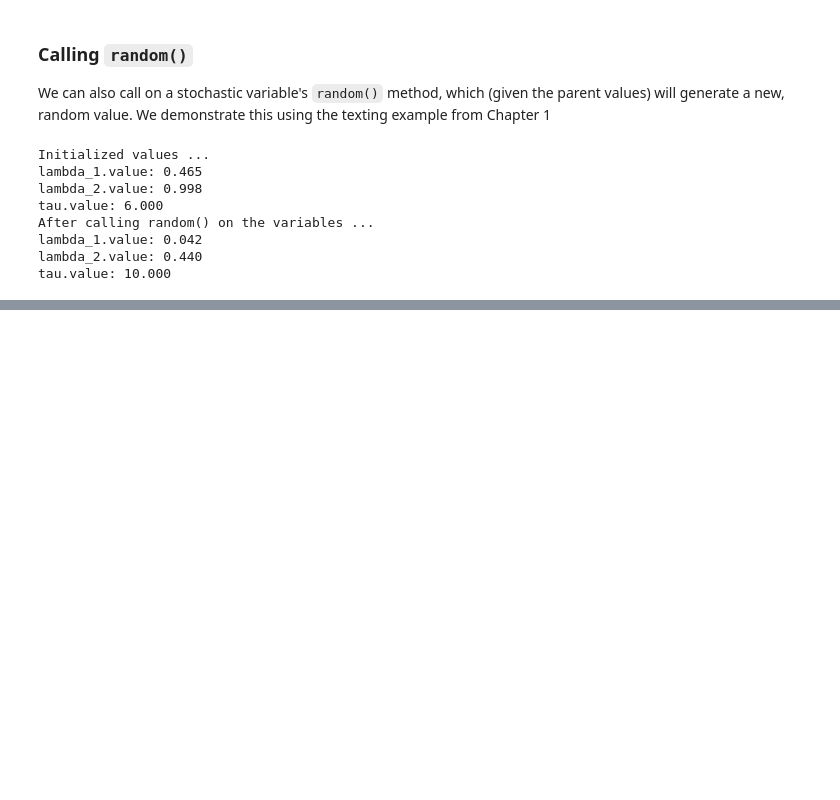
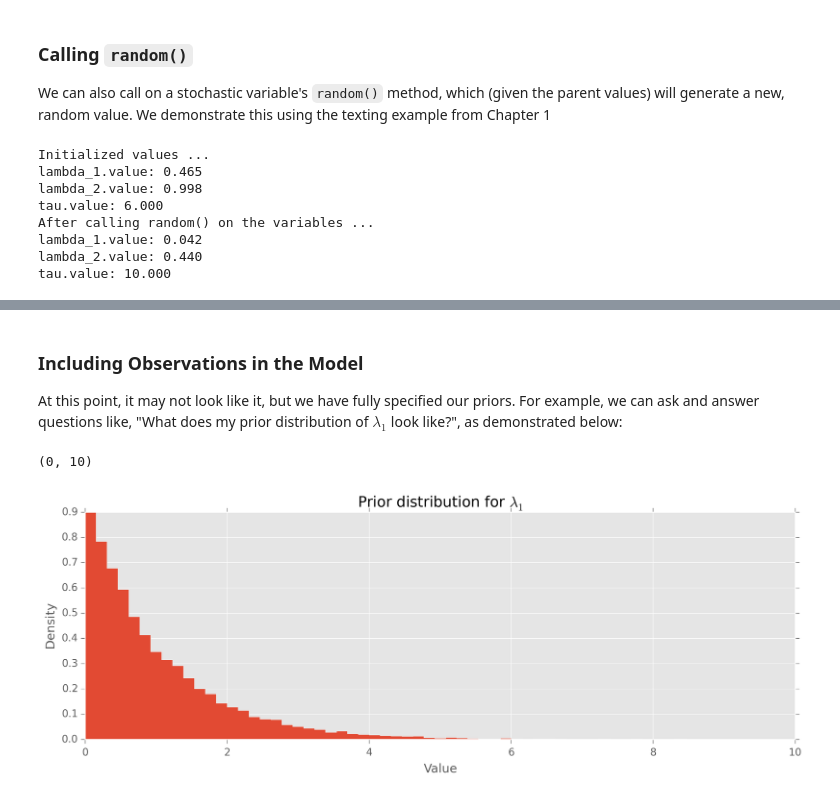
Before and after one commit to doolingdavid/Probabilistic-Programming-and-Bayesian-Methods-for-Hackers, a Jupyter notebook: Chapter2_MorePyMC/chaptertwonotes.ipynb, the cells around one changed output, grey strips where cells are left out. Cells and saved outputs as stored; diff of their text form; code cells hidden in the pictures; blank space fills up the shorter version.

```diff
--- a/Chapter2_MorePyMC/chaptertwonotes.ipynb
+++ b/Chapter2_MorePyMC/chaptertwonotes.ipynb
@@ -135,0 +189,20 @@ tau.value: 10.000
+# %% [markdown]
+### Including Observations in the Model
+
+At this point, it may not look like it, but we have fully specified our priors. For example, we can ask and answer questions like, "What does my prior distribution of $\lambda_1$ look like?", as demonstrated below:
+# %%
+from IPython.core.pylabtools import figsize
+from matplotlib import pyplot as ploot
+figsize(12.5, 4)
+plt.rcParams['savefig.dpi'] = 300
+plt.rcParams['figure.dpi'] = 300
+samples = [lambda_1.random() for i in range(20000)]
+
+plt.hist(samples, bins=70, normed=True,histtype="stepfilled")
+plt.title("Prior distribution for $\lambda_1$")
+plt.xlabel("Value")
+plt.ylabel("Density")
+plt.xlim(0,10)
+# %% [output]
+(0, 10)
+[figure, added]
```
Also changed, not shown: parts of 5 cells of this notebook.
